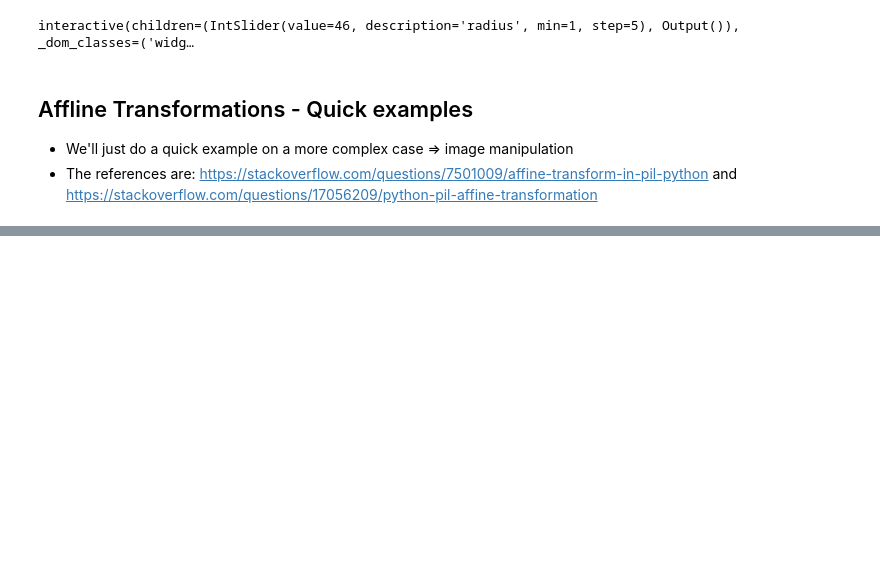
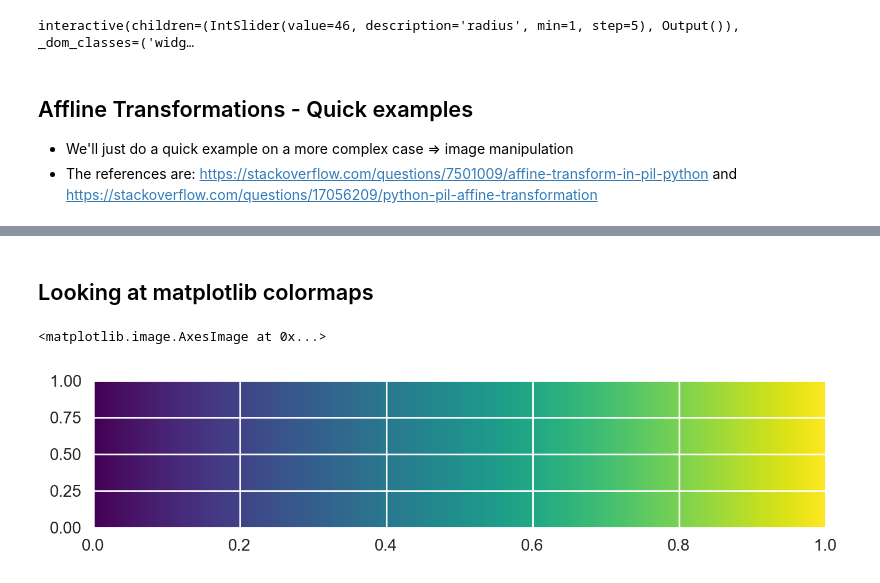
Before and after one commit to UIUC-iSchool-DataViz/spring2019online, a Jupyter notebook: week05/prep_notebook_week05.ipynb, the cells around one changed output, grey strips where cells are left out. Cells and saved outputs as stored; diff of their text form; code cells hidden in the pictures; blank space fills up the shorter version.

```diff
--- a/week05/prep_notebook_week05.ipynb
+++ b/week05/prep_notebook_week05.ipynb
@@ -57,0 +58,2 @@ ax.imshow(newImage)
+# %% [markdown]
+## Looking at matplotlib colormaps
@@ -57,0 +63,44 @@ ax.imshow(newImage)
+# %%
+# we're going to set our figure sizes for all our plots
+plt.rcParams["figure.figsize"] = (12, 10)
+# again, make our figures larger, 100 is probably better for presenting
+plt.rcParams["figure.dpi"] = 200
+# we're going to use a bunch of seaborn figure
+#  defaults for niceness
+plt.style.use("seaborn")
+# %%
+# (1) grab the viridis RGB colors
+viridis = cm.viridis(np.mgrid[0.0:1.0:256j])[:,:3]
+# what does this look like?
+viridis
+
+# (2) lets make a visualization of this colormap
+# lets make an image that is 256 X 256 pixels in shape
+im = np.ones((viridis.shape[0], viridis.shape[0], 4))
+# this is just a place holder to store RGBA values for
+# each pixel of our image
+#  again the "A" is just a measure of transparency
+im
+
+# (3) now, lets fill our image
+# the im[...,:3] just pulls out the RGB sections
+# of our array and does not select the A values
+# the viridis[None,:,:] was just fancy formatting
+#  not necessary, simplier:
+im[...,:3] *= viridis
+im
+
+# (4) now you'll notice that the values of
+#    RGB go from 0->1 instead of 0->255
+#    we can change this if we want to like so:
+#im *= 255
+#im = im.astype("uint8")
+
+# or we can just plot the thing!
+plt.imshow(im, extent = [0.0, 1.0, 0.0, 1.0], aspect = 1.0/5)
+
+# note here that the axis are meaningless => just a way to
+#  spread out what our colormap looks like
+# %% [output]
+<matplotlib.image.AxesImage at 0x...>
+[figure, added]
```
Also changed, not shown: parts of 3 cells of this notebook, 3 other files.
